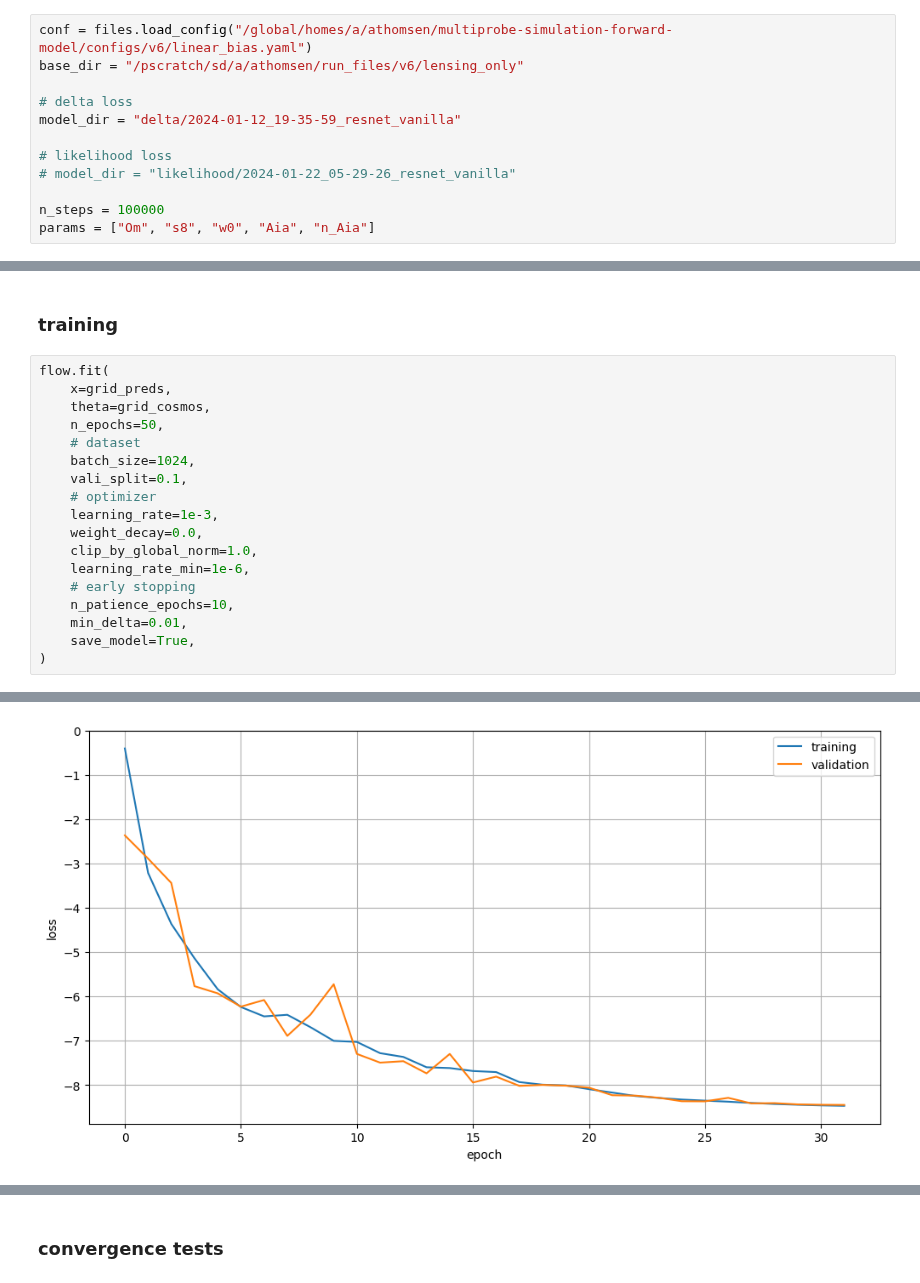
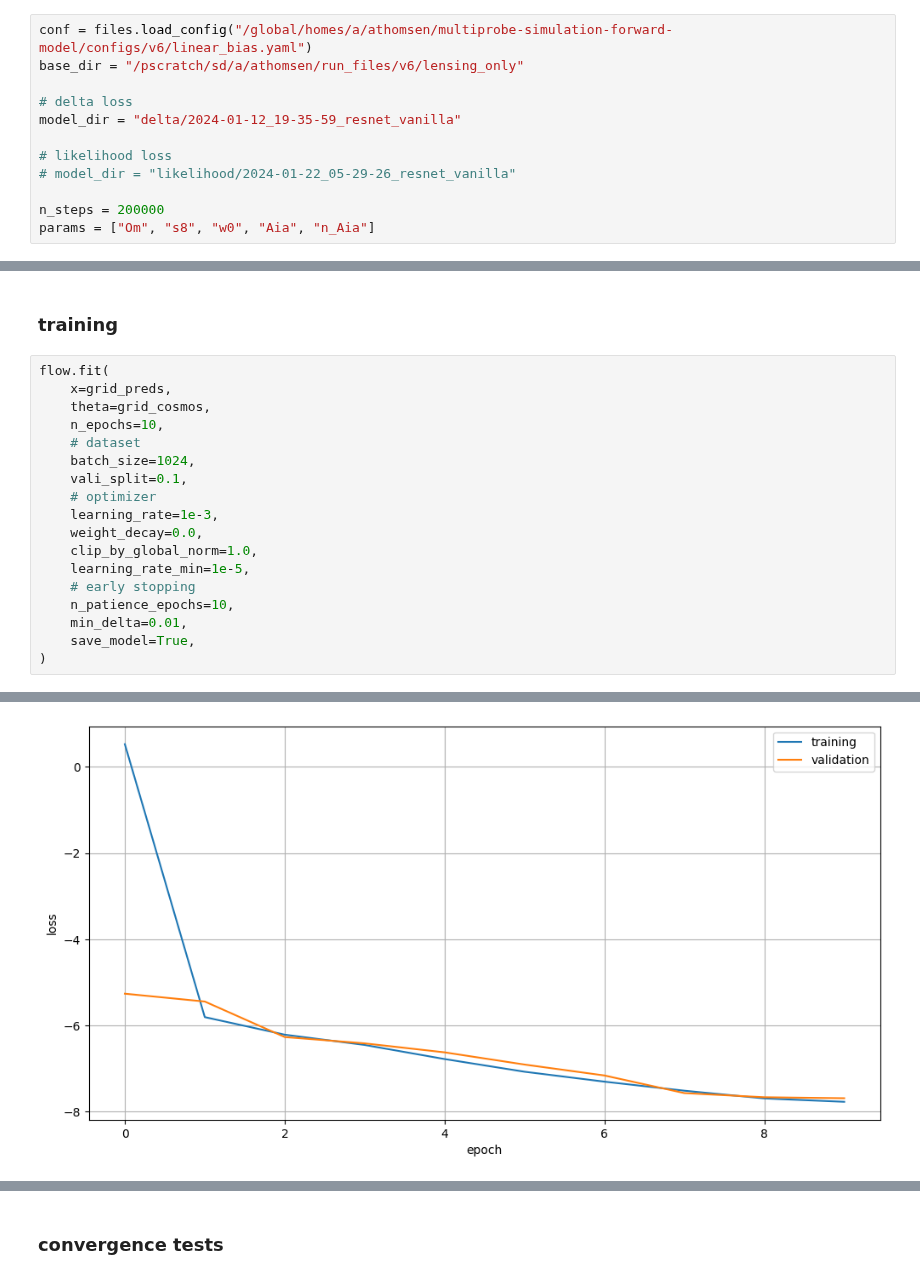
Before and after one commit to des-science/multiprobe-simulation-inference, a Jupyter notebook: notebooks/flow_conductor_network.ipynb, the cells around one changed output, grey strips where cells are left out. Saved outputs shown, nothing was run; the diff lists cells and outputs as text.

```diff
--- a/notebooks/flow_conductor_network.ipynb
+++ b/notebooks/flow_conductor_network.ipynb
@@ -44,7 +44,7 @@ model_dir = "delta/2024-01-12_19-35-59_resnet_vanilla"
 # likelihood loss
 # model_dir = "likelihood/2024-01-22_05-29-26_resnet_vanilla"
 
-n_steps = 100000
+n_steps = 200000
 params = ["Om", "s8", "w0", "Aia", "n_Aia"]
 # %% [markdown]
 #### clustering only
@@ -141,7 +142,7 @@ flow = LikelihoodFlow(
 flow.fit(
     x=grid_preds,
     theta=grid_cosmos,
-    n_epochs=50,
+    n_epochs=10,
     # dataset
     batch_size=1024,
     vali_split=0.1,
@@ -149,7 +150,7 @@ flow.fit(
     learning_rate=1e-3,
     weight_decay=0.0,
     clip_by_global_norm=1.0,
-    learning_rate_min=1e-6,
+    learning_rate_min=1e-5,
     # early stopping
     n_patience_epochs=10,
     min_delta=0.01,
@@ -165 +163 @@ flow.fit(
-[figure, old version]
+[figure, new version]
```
Also changed, not shown: parts of 8 cells of this notebook, 5 other files.
